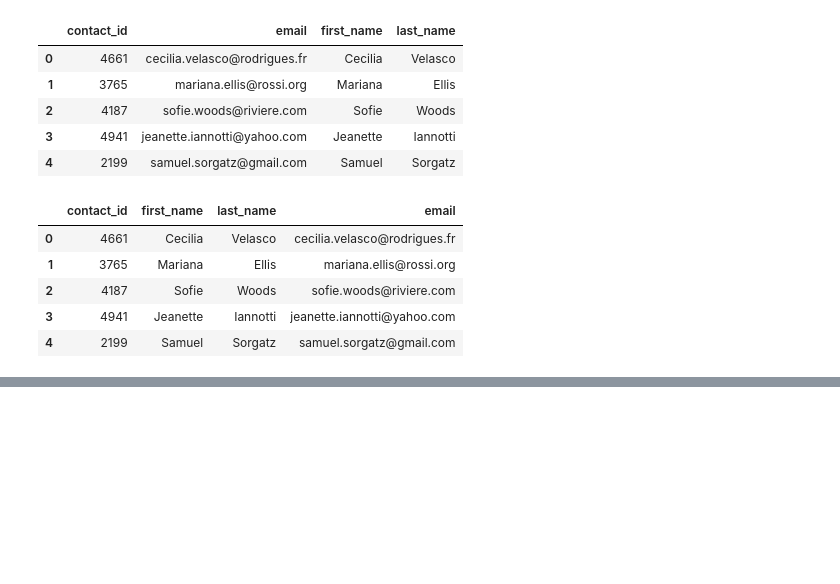
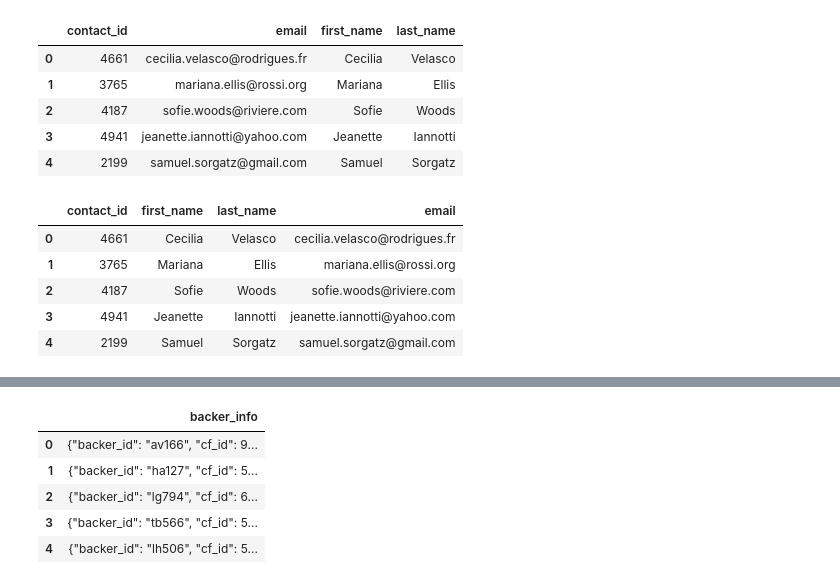
Before and after one commit to ThomasPWink/Crowdfunding-ETL, a Jupyter notebook: Crowdfunding.ipynb, the cells around one changed output, grey strips where cells are left out. Cells and saved outputs as stored; diff of their text form; code cells hidden in the pictures; blank space fills up the shorter version.

```diff
--- a/Crowdfunding.ipynb
+++ b/Crowdfunding.ipynb
@@ -467,0 +484,11 @@ contacts_df.to_csv('campaign.csv', index=False, encoding='utf8')
+# %%
+# import backer info into dataframe
+backer_info_df = pd.read_csv("backer_info.csv")
+backer_info_df.head()
+# %% [output]
+|  | backer_info |
+| 0 | {"backer_id": "av166", "cf_id": 9... |
+| 1 | {"backer_id": "ha127", "cf_id": 5... |
+| 2 | {"backer_id": "lg794", "cf_id": 6... |
+| 3 | {"backer_id": "tb566", "cf_id": 5... |
+| 4 | {"backer_id": "lh506", "cf_id": 5... |
```
Also changed, not shown: parts of 9 cells of this notebook, 12 other files.
